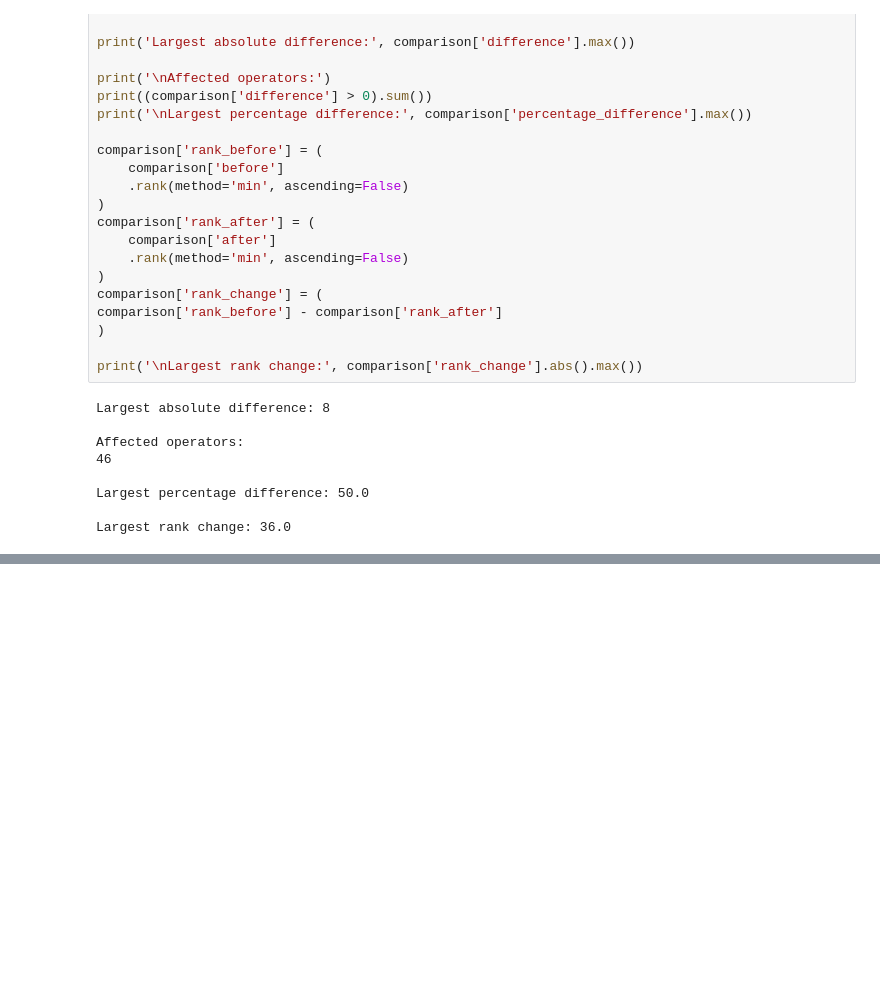
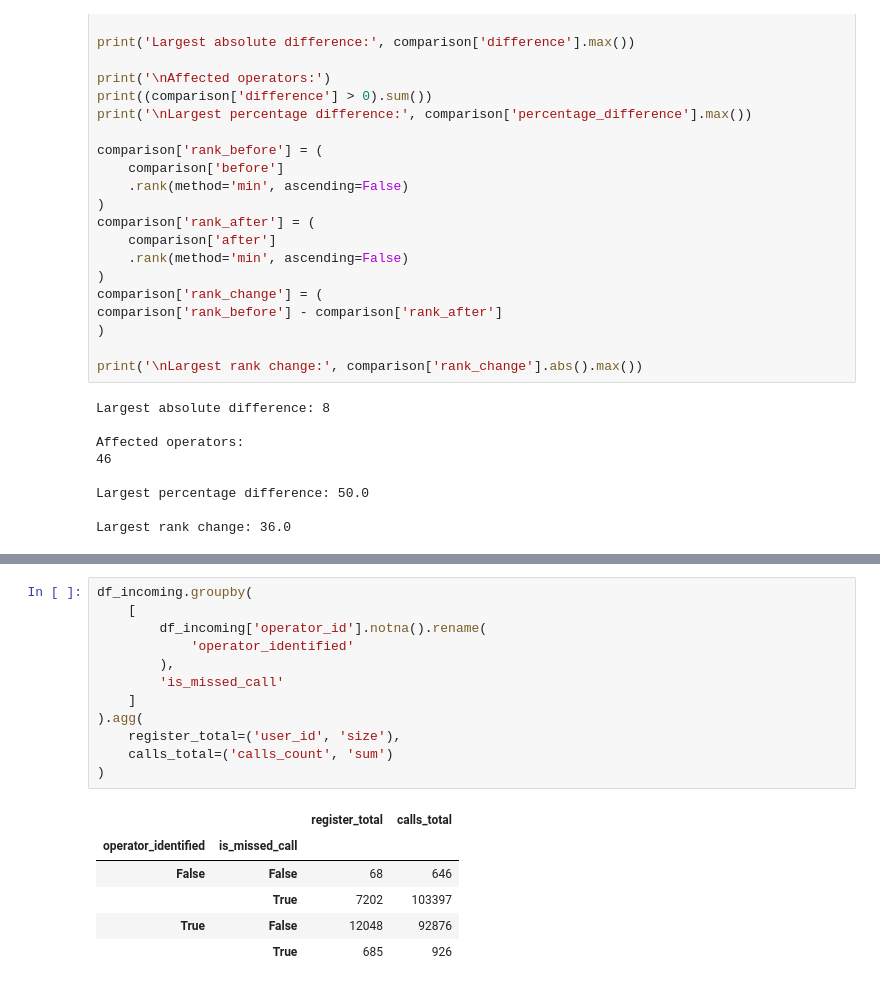
Before and after one commit to thaisCrtn/telecom_CallMeMaybe_analysis, a Jupyter notebook: notebooks/notebook.ipynb, the cells around one changed output, grey strips where cells are left out. Drawn from its saved outputs; the diff is of its cells as text; blank space fills up the shorter version.

```diff
--- a/notebooks/notebook.ipynb
+++ b/notebooks/notebook.ipynb
@@ -413,0 +676,19 @@ comparison.sort_values(by='rank_change', key=abs, ascending=False)[
+# %%
+df_incoming.groupby(
+    [
+        df_incoming['operator_id'].notna().rename(
+            'operator_identified'
+        ),
+        'is_missed_call'
+    ]
+).agg(
+    register_total=('user_id', 'size'),
+    calls_total=('calls_count', 'sum')
+)
+# %% [output]
+|  |  | register_total | calls_total |
+| operator_identified | is_missed_call |  |  |
+| False | False | 68 | 646 |
+|  | True | 7202 | 103397 |
+| True | False | 12048 | 92876 |
+|  | True | 685 | 926 |
```
Also changed, not shown: parts of 35 cells of this notebook.
